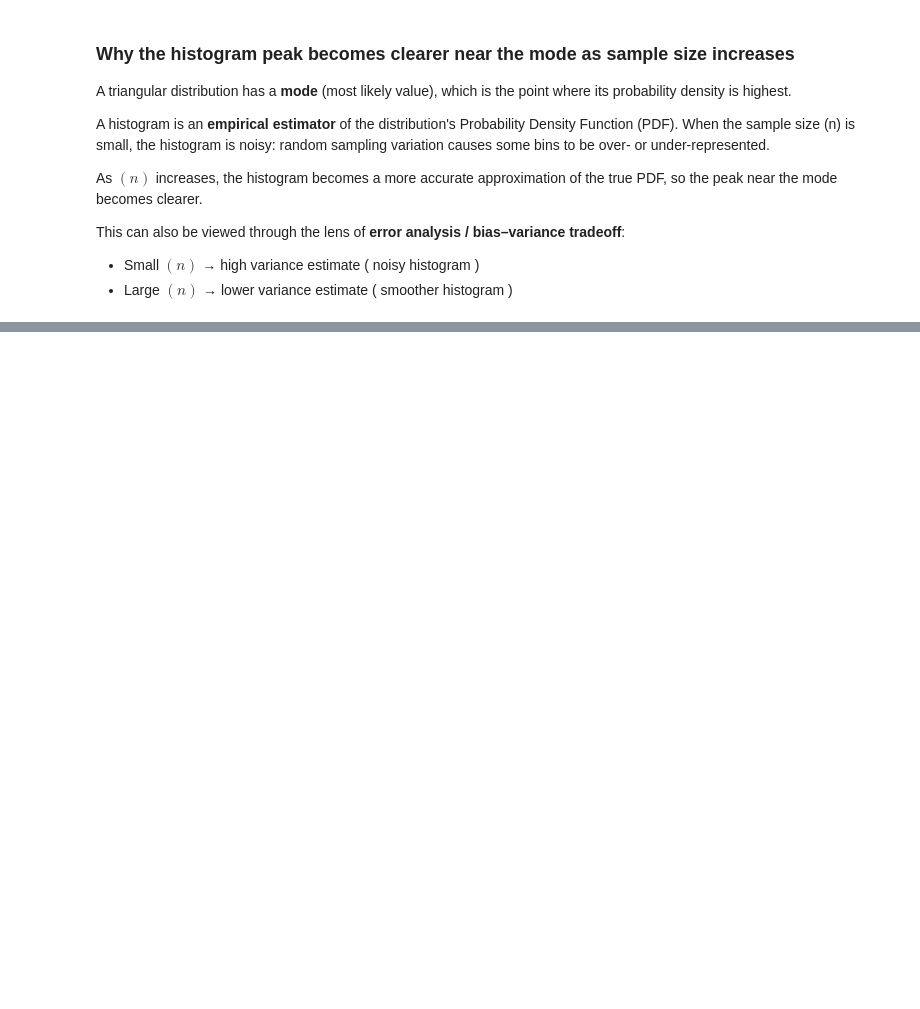
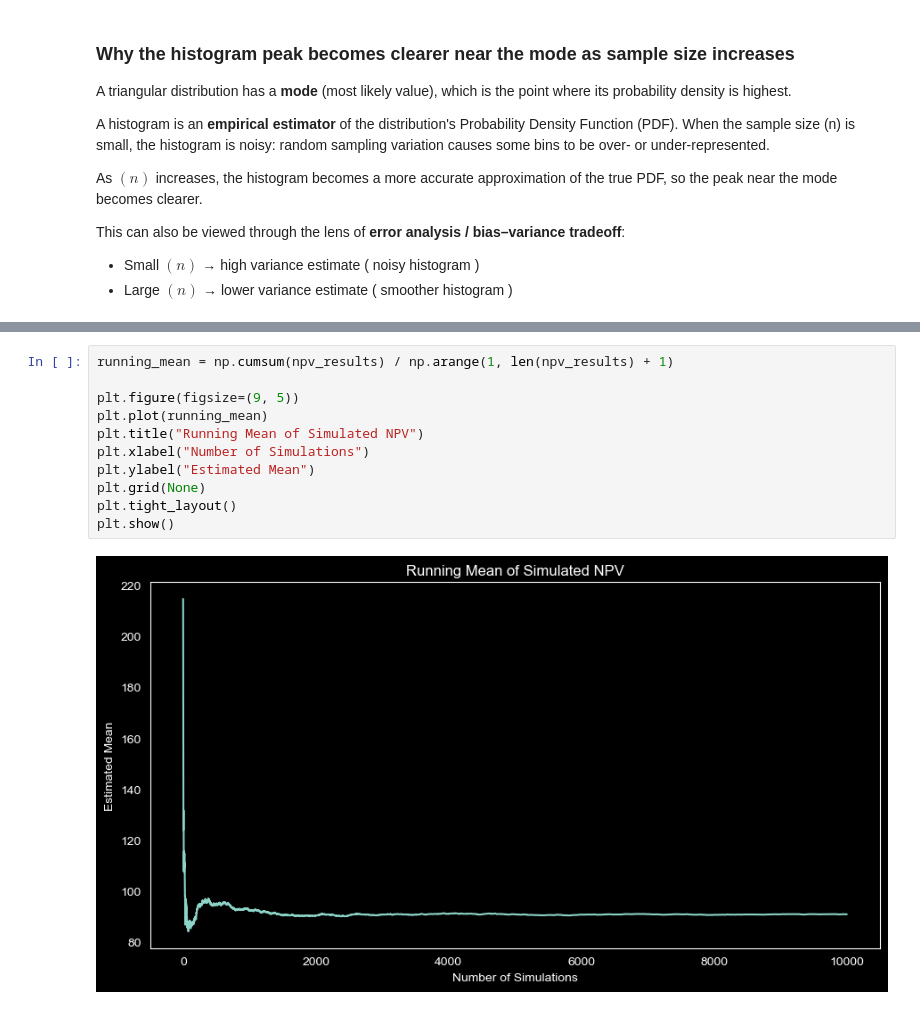
Before and after one commit to Wexwer/TVM-MonteCarlo-Scientific_Study, a Jupyter notebook: time_value_of_money.ipynb, the cells around one changed output, grey strips where cells are left out. Drawn from its saved outputs; the diff is of its cells as text; blank space fills up the shorter version.

```diff
--- a/time_value_of_money.ipynb
+++ b/time_value_of_money.ipynb
@@ -309,0 +483,13 @@ for n in sizes:
+# %%
+running_mean = np.cumsum(npv_results) / np.arange(1, len(npv_results) + 1)
+
+plt.figure(figsize=(9, 5))
+plt.plot(running_mean)
+plt.title("Running Mean of Simulated NPV")
+plt.xlabel("Number of Simulations")
+plt.ylabel("Estimated Mean")
+plt.grid(None)
+plt.tight_layout()
+plt.show()
+# %% [output]
+[figure, added]
```
Also changed, not shown: parts of 18 cells of this notebook.
